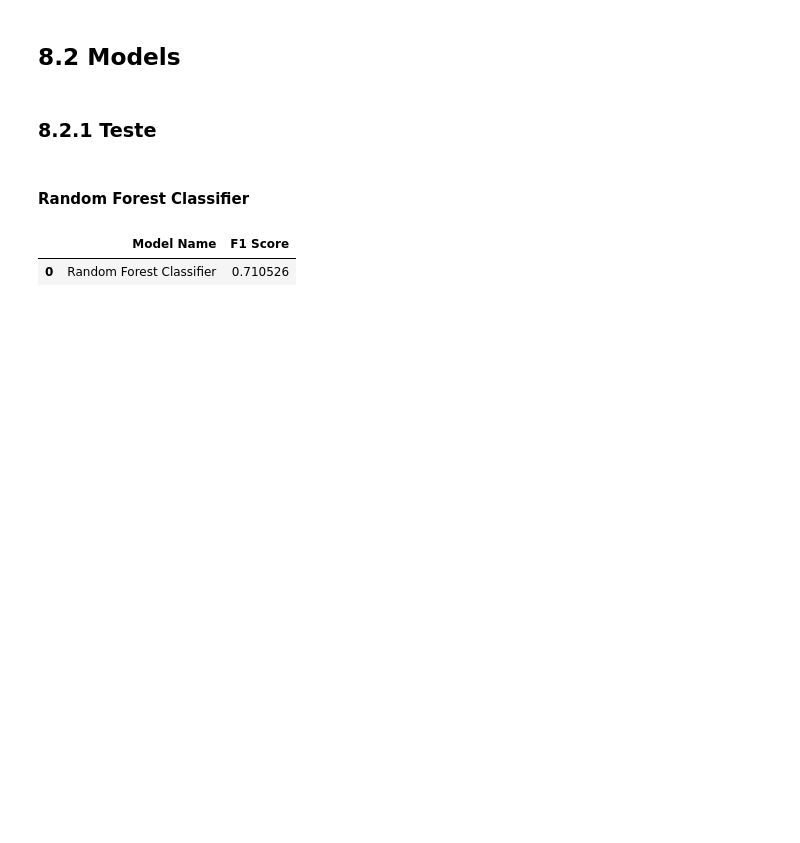
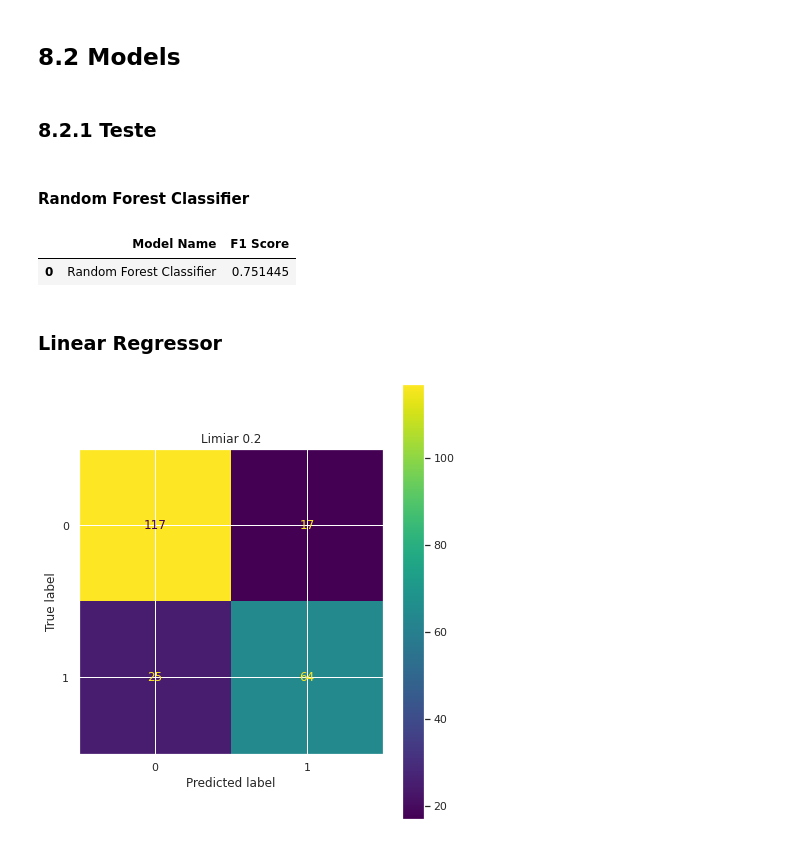
Before and after one commit to rsantosluan/Titanic-MLDisaster, a Jupyter notebook: notebooks/eda.ipynb, the cells around one changed output. Saved outputs shown, nothing was run; the diff lists cells and outputs as text; code cells hidden in the pictures; blank space fills up the shorter version.

Commit message:
Início testes com Linear Regressor

```diff
--- a/notebooks/eda.ipynb
+++ b/notebooks/eda.ipynb
@@ -461,7 +463,12 @@ plt.title( 'First 14 Features for importance', x=0.042 );
+# %%
+df_aux.reset_index (drop = True )
+features_selected =list( df_aux.Feature[0:6] )
+pkl.dump(features_selected, open( '../models/features_selected.sav', 'wb' ))
 # %% [markdown]
 # 8. Machine Learning
 # %% [markdown]
 ## 8.1 Train test split
 # %%
 x = df.drop( columns = ['PassengerId','Survived', 'Name', 'Ticket', 'Embarked'] )
+x = x[features_selected]
 y = df.Survived
@@ -485,8 +495,23 @@ result = pd.DataFrame(
     'F1 Score'    : res},
     index = [0]
 )
-# %%
-result
-# %% [output]
-|  | Model Name | F1 Score |
-| 0 | Random Forest Classifier | 0.710526 |
+# %%
+res
+# %% [output]
+|  | Model Name | F1 Score |
+| 0 | Random Forest Classifier | 0.751445 |
+# %% [markdown]
+### Linear Regressor
+# %%
+lr = LinearRegression()
+lr.fit( xtr, ytr )
+#Score
+y_hat = lr.predict( xte )
+# %%
+plt.figure( figsize=( 15,8 ) );
+
+ax1 = plt.subplot( 1,2,2 )
+ConfusionMatrixDisplay.from_predictions( yte, y_hat>0.6, ax=ax1 )
+plt.title( 'Limiar 0.2' );
+# %% [output]
+[figure, added]
```
Also changed, not shown: parts of 7 cells of this notebook, 1 other file.
